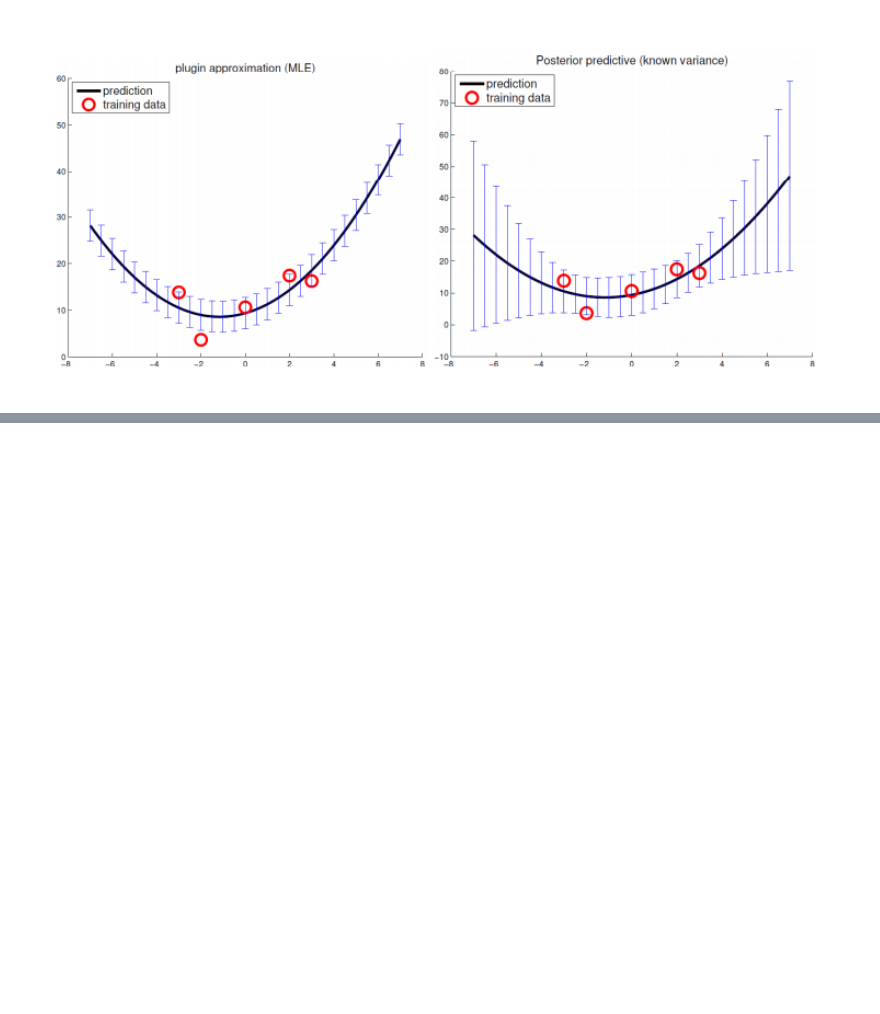
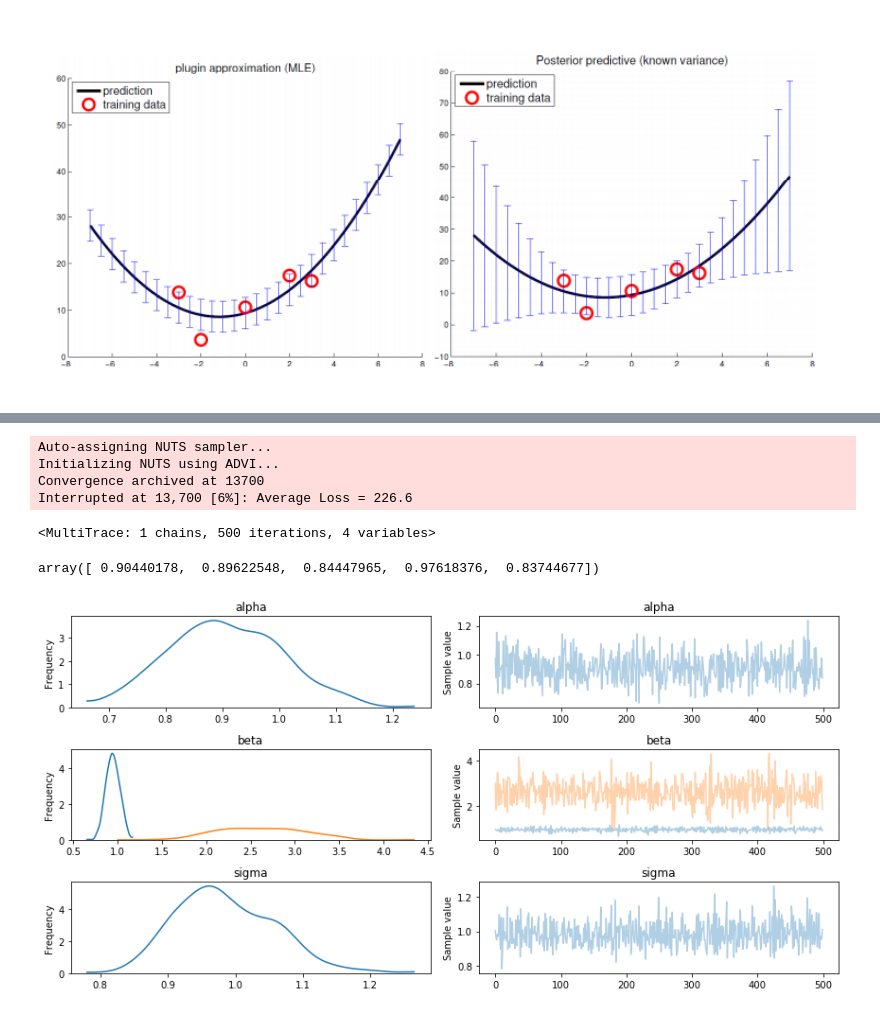
Before and after one commit to rmania/datascience, a Jupyter notebook: ubc_ml/Bayesian_learning.ipynb, the cells around one changed output, grey strips where cells are left out. Cells and saved outputs as stored; diff of their text form; code cells hidden in the pictures; blank space fills up the shorter version.

```diff
--- a/ubc_ml/Bayesian_learning.ipynb
+++ b/ubc_ml/Bayesian_learning.ipynb
@@ -36,0 +123,16 @@ The Bayesian approach, as you might expect, begins and ends with probabilities.
+# %%
+# create container for model random variables
+basic_model = pm.Model()
+
+with basic_model:
+
+    #priors for unknown model parameters
+    alpha = pm.Normal('alpha', mu=0, sd=10)
+    beta = pm.Normal('beta', mu=0, sd=10, shape=2)
+    sigma = pm.HalfNormal('sigma', sd=1)
+
+    # having defined the priors, the expected value mu of outcomes specifying the linear relation
+    mu = alpha + beta[0] *X1 + beta[1] * X2
+
+    # likelihood (sampling distribution) of observations
+    y_obs = pm.Normal('Y_obs', mu=mu, sd=sigma, observed = Y)
@@ -36,0 +167,25 @@ The Bayesian approach, as you might expect, begins and ends with probabilities.
+# %%
+from scipy import optimize
+
+with basic_model:
+    # draw 500 posterior samples
+    trace = pm.sample()
+# %% [output]
+Auto-assigning NUTS sampler...
+Initializing NUTS using ADVI...
+Convergence archived at 13700
+Interrupted at 13,700 [6%]: Average Loss = 226.6
+# %%
+# trace object contains the samples collected with varnames ['alpha', 'beta', 'sigma_log__', 'sigma']
+trace
+# %% [output]
+<MultiTrace: 1 chains, 500 iterations, 4 variables>
+# %%
+trace['alpha'][-5:]
+# %% [output]
+array([ 0.90440178,  0.89622548,  0.84447965,  0.97618376,  0.83744677])
+# %%
+# for the posterior analysis PyMC3 provides summarization plots:
+pm.traceplot(trace);
+# %% [output]
+[figure, added]
```
Also changed, not shown: parts of 17 cells of this notebook.
